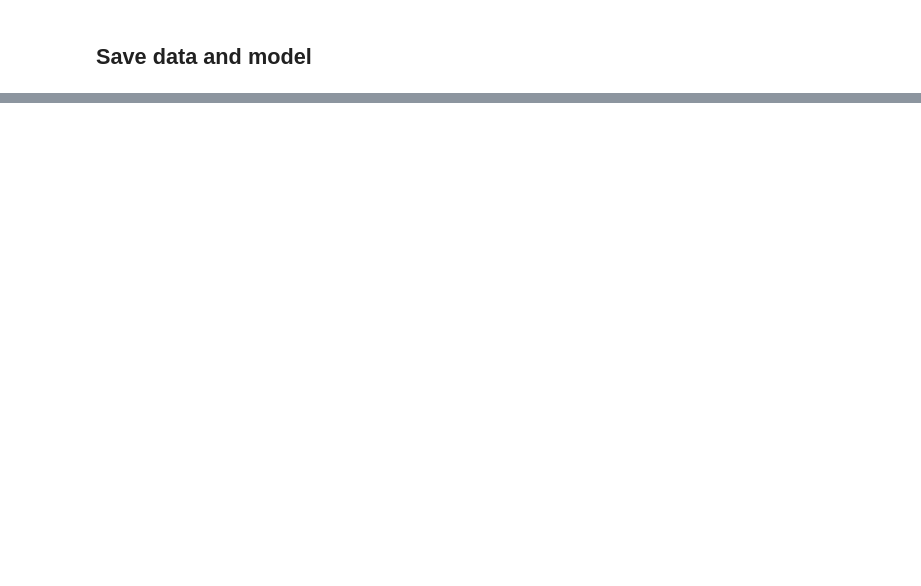
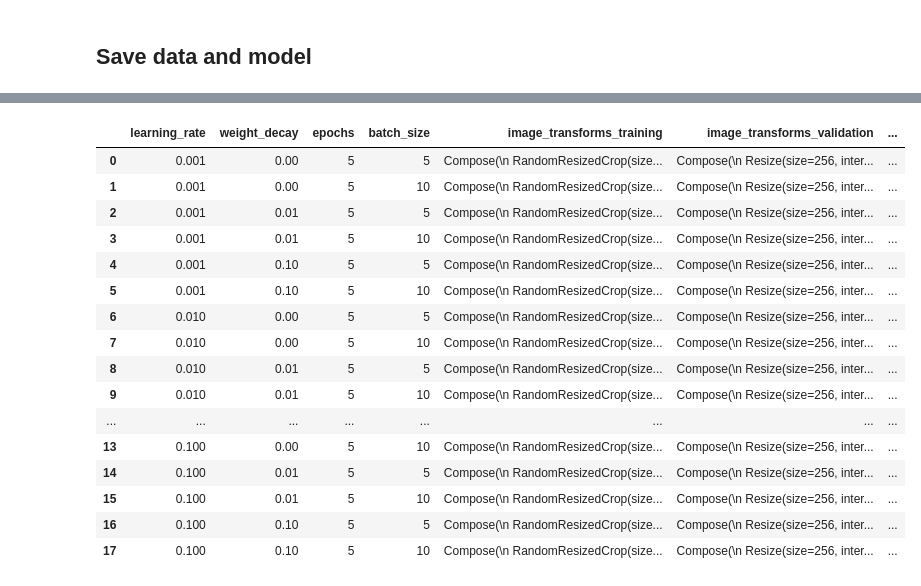
Before and after one commit to omyllymaki/image-classifier, a Jupyter notebook: model_training.ipynb, the cells around one changed output, grey strips where cells are left out. Cells and saved outputs as stored; diff of their text form; code cells hidden in the pictures; blank space fills up the shorter version.

Commit message:
Add hyperparameter tuning

```diff
--- a/model_training.ipynb
+++ b/model_training.ipynb
@@ -151,0 +164,11 @@ save_pickle_file(image_data, IMAGE_DATA_PATH)
+# %%
+grid = {
+    'learning_rate': [0.001, 0.01, 0.1],
+    'weight_decay': [0, 0.01, 0.1],
+    'epochs': [5],
+    'batch_size': [5, 10],
+    'image_transforms_training': [IMAGE_TRANSFORMS['training']],
+    'image_transforms_validation': [IMAGE_TRANSFORMS['validation']]
+}
+# %%
+results = test_hyperparameters(learner, image_data, grid)
@@ -151,0 +193,20 @@ save_pickle_file(image_data, IMAGE_DATA_PATH)
+# %%
+results
+# %% [output]
+|  | learning_rate | weight_decay | epochs | batch_size | image_transforms_training | image_transforms_validation | ... |
+| 0 | 0.001 | 0.00 | 5 | 5 | Compose(\n RandomResizedCrop(size... | Compose(\n Resize(size=256, inter... | ... |
+| 1 | 0.001 | 0.00 | 5 | 10 | Compose(\n RandomResizedCrop(size... | Compose(\n Resize(size=256, inter... | ... |
+| 2 | 0.001 | 0.01 | 5 | 5 | Compose(\n RandomResizedCrop(size... | Compose(\n Resize(size=256, inter... | ... |
+| 3 | 0.001 | 0.01 | 5 | 10 | Compose(\n RandomResizedCrop(size... | Compose(\n Resize(size=256, inter... | ... |
+| 4 | 0.001 | 0.10 | 5 | 5 | Compose(\n RandomResizedCrop(size... | Compose(\n Resize(size=256, inter... | ... |
+| 5 | 0.001 | 0.10 | 5 | 10 | Compose(\n RandomResizedCrop(size... | Compose(\n Resize(size=256, inter... | ... |
+| 6 | 0.010 | 0.00 | 5 | 5 | Compose(\n RandomResizedCrop(size... | Compose(\n Resize(size=256, inter... | ... |
+| 7 | 0.010 | 0.00 | 5 | 10 | Compose(\n RandomResizedCrop(size... | Compose(\n Resize(size=256, inter... | ... |
+| 8 | 0.010 | 0.01 | 5 | 5 | Compose(\n RandomResizedCrop(size... | Compose(\n Resize(size=256, inter... | ... |
+| 9 | 0.010 | 0.01 | 5 | 10 | Compose(\n RandomResizedCrop(size... | Compose(\n Resize(size=256, inter... | ... |
+| ... | ... | ... | ... | ... | ... | ... | ... |
+| 13 | 0.100 | 0.00 | 5 | 10 | Compose(\n RandomResizedCrop(size... | Compose(\n Resize(size=256, inter... | ... |
+| 14 | 0.100 | 0.01 | 5 | 5 | Compose(\n RandomResizedCrop(size... | Compose(\n Resize(size=256, inter... | ... |
+| 15 | 0.100 | 0.01 | 5 | 10 | Compose(\n RandomResizedCrop(size... | Compose(\n Resize(size=256, inter... | ... |
+| 16 | 0.100 | 0.10 | 5 | 5 | Compose(\n RandomResizedCrop(size... | Compose(\n Resize(size=256, inter... | ... |
+| 17 | 0.100 | 0.10 | 5 | 10 | Compose(\n RandomResizedCrop(size... | Compose(\n Resize(size=256, inter... | ... |
```
Also changed, not shown: parts of 6 cells of this notebook, 1 other file.
